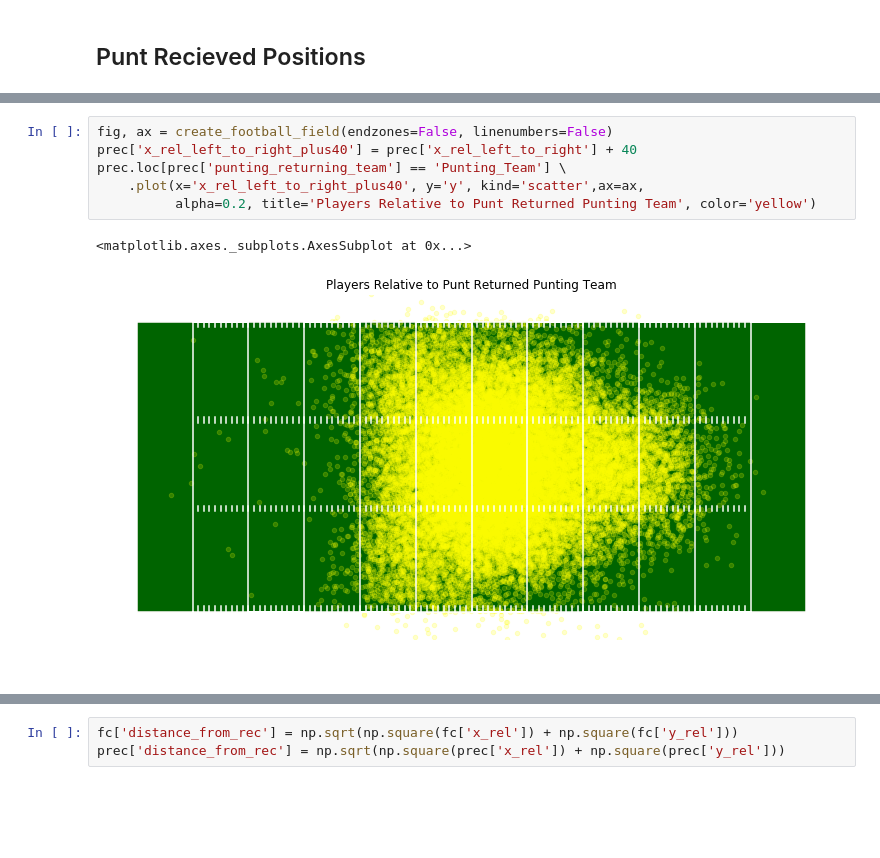
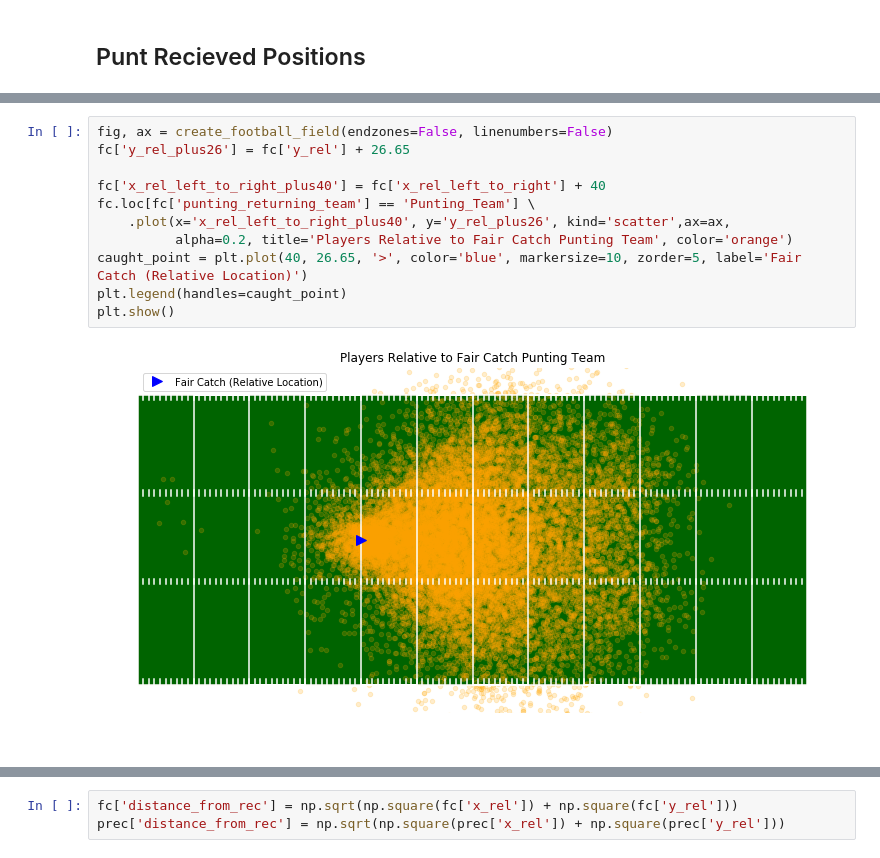
Before and after one commit to RobMulla/kaggle-nfl, a Jupyter notebook: notebooks/Punt_When_Recieved_Analysis.ipynb, the cells around one changed output, grey strips where cells are left out. Cells and saved outputs as stored; diff of their text form; blank space fills up the shorter version.

Commit message:
Merry Christmas! Working on some punting analytics

```diff
--- a/notebooks/Punt_When_Recieved_Analysis.ipynb
+++ b/notebooks/Punt_When_Recieved_Analysis.ipynb
@@ -35,9 +79,13 @@ prec.plot(x='x_rel_left_to_right_plus40', y='y', kind='scatter',ax=ax, alpha=0.2
 # %%
 fig, ax = create_football_field(endzones=False, linenumbers=False)
-prec['x_rel_left_to_right_plus40'] = prec['x_rel_left_to_right'] + 40
-prec.loc[prec['punting_returning_team'] == 'Punting_Team'] \
-    .plot(x='x_rel_left_to_right_plus40', y='y', kind='scatter',ax=ax,
-          alpha=0.2, title='Players Relative to Punt Returned Punting Team', color='yellow')
+fc['y_rel_plus26'] = fc['y_rel'] + 26.65
+
+fc['x_rel_left_to_right_plus40'] = fc['x_rel_left_to_right'] + 40
+fc.loc[fc['punting_returning_team'] == 'Punting_Team'] \
+    .plot(x='x_rel_left_to_right_plus40', y='y_rel_plus26', kind='scatter',ax=ax,
+          alpha=0.2, title='Players Relative to Fair Catch Punting Team', color='orange')
+caught_point = plt.plot(40, 26.65, '>', color='blue', markersize=10, zorder=5, label='Fair Catch (Relative Location)')
+plt.legend(handles=caught_point)
+plt.show()
 # %% [output]
-<matplotlib.axes._subplots.AxesSubplot at 0x...>
-[figure, old version]
+[figure, new version]
```
Also changed, not shown: parts of 30 cells of this notebook, 7 other files.
